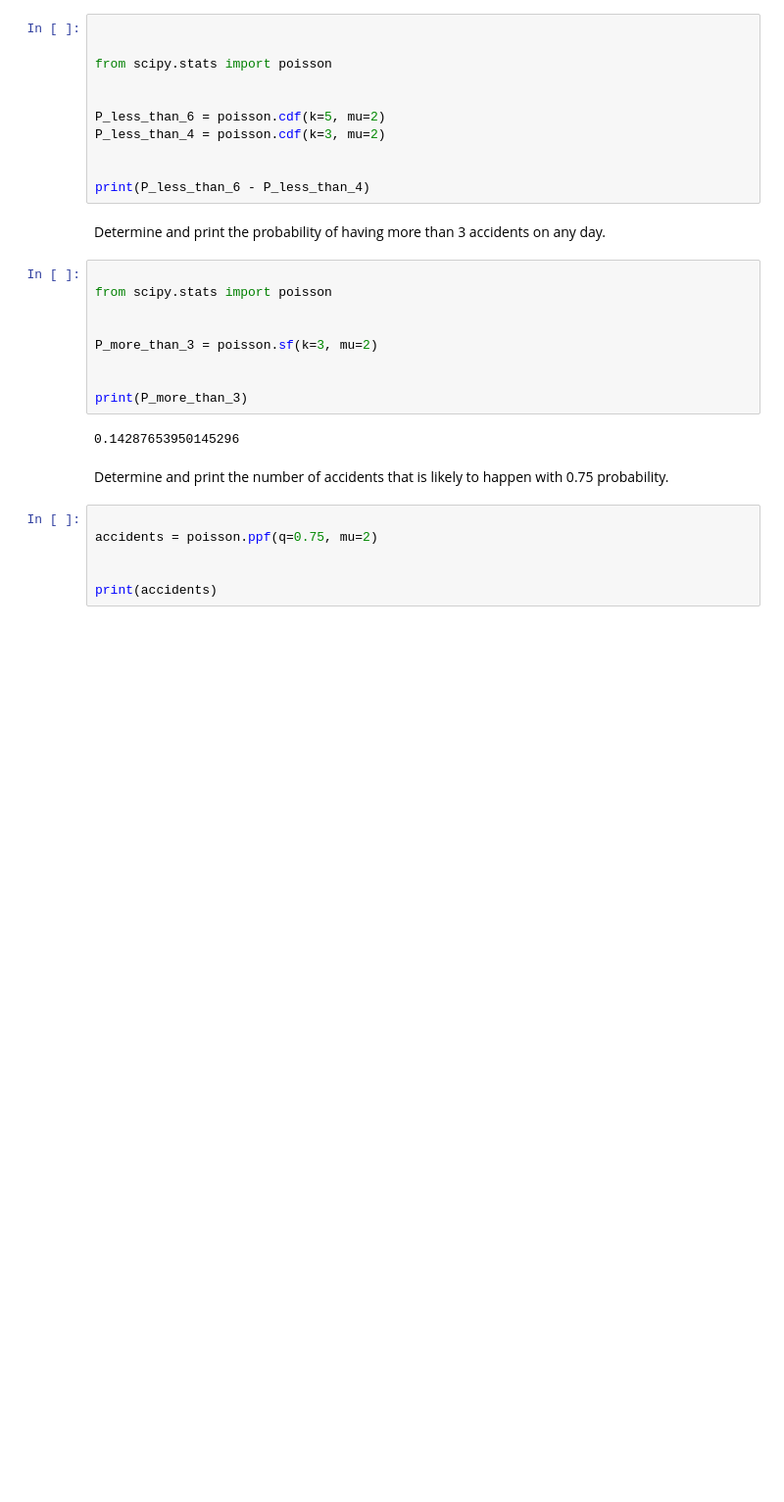
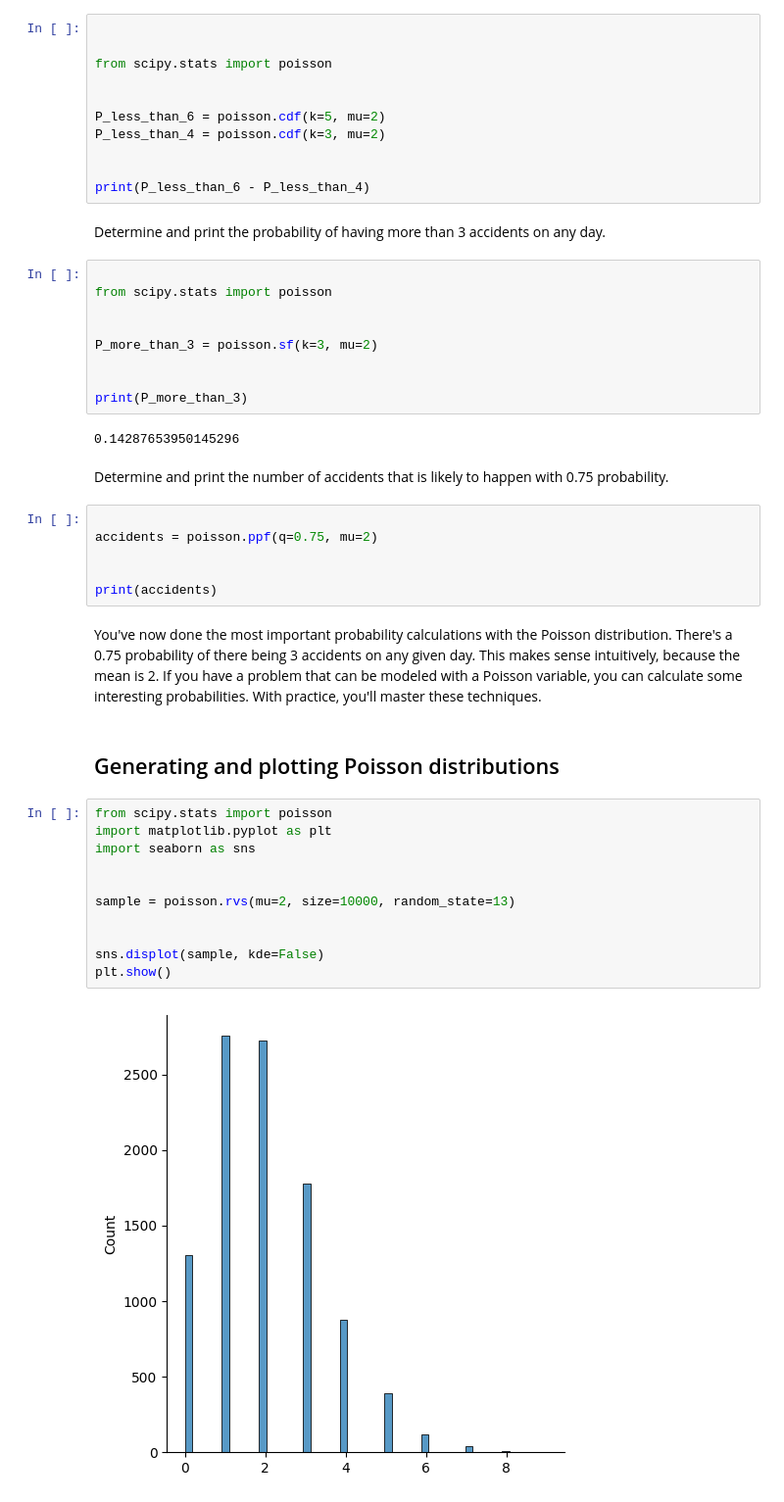
Before and after one commit to ozlerhakan/datacamp, a Jupyter notebook: Foundations of Probability in Python/chapter3.ipynb, the cells around one changed output. Shown at 98% size. Drawn from its saved outputs; the diff is of its cells as text; blank space fills up the shorter version.

Commit message:
plot poisson dist

```diff
--- a/Foundations of Probability in Python/chapter3.ipynb
+++ b/Foundations of Probability in Python/chapter3.ipynb
@@ -173,3 +173,20 @@ accidents = poisson.ppf(q=0.75, mu=2)
 
 
 print(accidents)
+# %% [markdown]
+You've now done the most important probability calculations with the Poisson distribution. There's a 0.75 probability of there being 3 accidents on any given day. This makes sense intuitively, because the mean is 2. If you have a problem that can be modeled with a Poisson variable, you can calculate some interesting probabilities. With practice, you'll master these techniques.
+# %% [markdown]
+## Generating and plotting Poisson distributions
+# %%
+from scipy.stats import poisson
+import matplotlib.pyplot as plt
+import seaborn as sns
+
+
+sample = poisson.rvs(mu=2, size=10000, random_state=13)
+
+
+sns.displot(sample, kde=False)
+plt.show()
+# %% [output]
+[figure, added]
```
